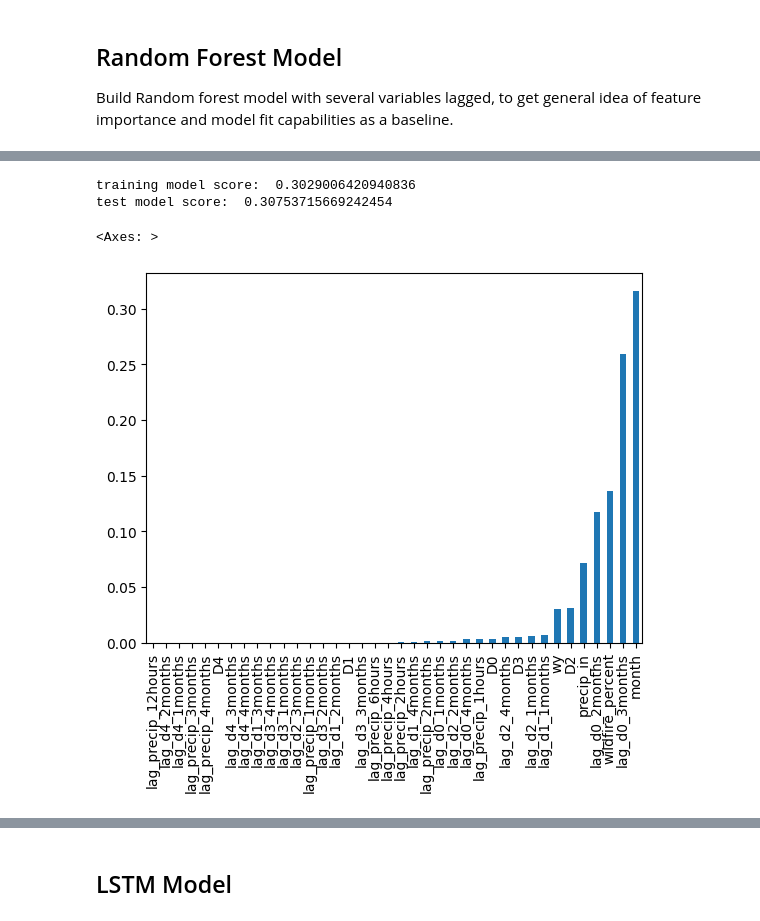
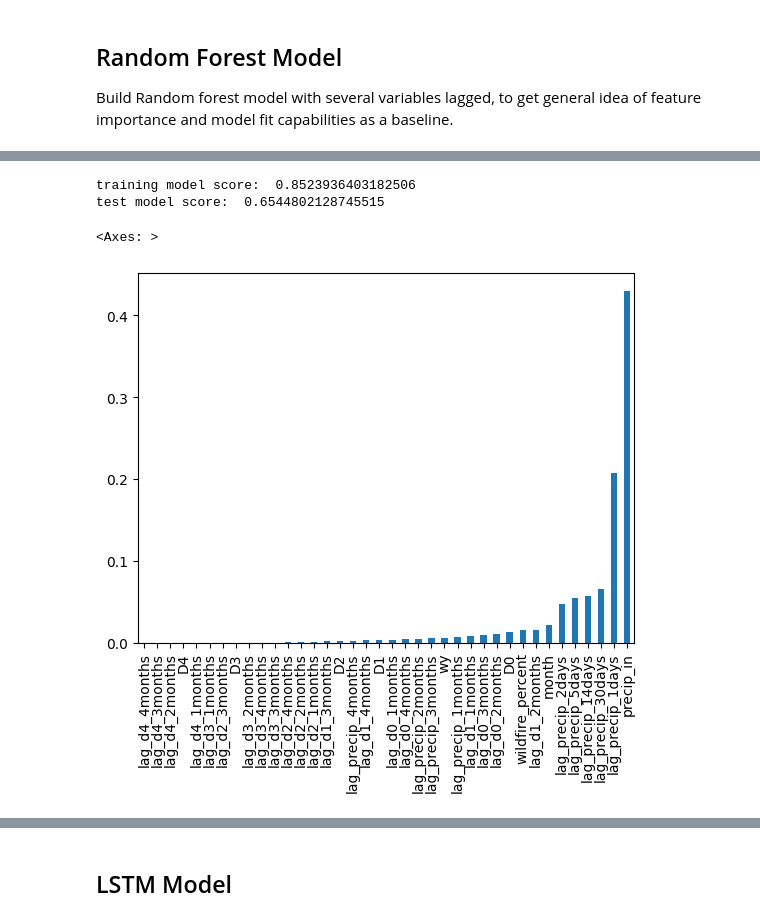
Before and after one commit to kpretz/San-Lorenzo-Flood-Prediction, a Jupyter notebook: 03_model.ipynb, the cells around one changed output, grey strips where cells are left out. Cells and saved outputs as stored; diff of their text form; code cells hidden in the pictures.

```diff
--- a/03_model.ipynb
+++ b/03_model.ipynb
@@ -48,13 +35,13 @@ months_to_lag = [1, 2, 3, 4]
 drought_index_ints = [0, 1, 2, 3, 4]
 
 for m in months_to_lag:
-    data_rfr['lag_precip_' + str(m) + 'months'] = data_rfr.precip_in.shift(-30*96*m) # shift data back, 96 15-min intervals in one day, 30 days in a month
+    data_rfr['lag_precip_' + str(m) + 'months'] = data_rfr.precip_in.shift(-30*m) # shift data back, 30 days in a month
     for d in drought_index_ints:
-        data_rfr['lag_d' + str(d) + '_' + str(m) + 'months'] = data_rfr['D' + str(d)].shift(-30*93*m) #shift back data
+        data_rfr['lag_d' + str(d) + '_' + str(m) + 'months'] = data_rfr['D' + str(d)].shift(-30*m) #shift back data
 
-hours_to_lag = [1, 2, 4, 6, 12]
+hours_to_lag = [1, 2, 5, 14, 30]
 for h in hours_to_lag:
-    data_rfr['lag_precip_' + str(h) + 'hours'] = data_rfr.precip_in.shift(-4*h) # shift data back h hours
+    data_rfr['lag_precip_' + str(h) + 'days'] = data_rfr.precip_in.shift(h) # shift data back h hours
 
 
 data_rfr.dropna(inplace=True) #drop null values created with shift functions - will be most recent 4 months
@@ -91,21 +80,22 @@ test model score:  0.30312805166914725
 # %%
-X = data_rfr.drop(['q_cfs_SC_int', 'q_cfs_BT_int', 'cy'], axis=1)
-y = data_rfr['q_cfs_BT_int']
-X_train, X_test, y_train, y_test = train_test_split(X, y, test_size=0.2, random_state=777)
+X = data_rfr.drop(['q_cfs_peak_SC_int', 'q_cfs_peak_BT_int', 'cy'], axis=1)
+y = data_rfr['q_cfs_peak_BT_int']
+X_train_BT, X_test_BT, y_train_BT, y_test_BT = train_test_split(X, y, test_size=0.2, random_state=777)
 
 rfr = RandomForestRegressor(max_depth=5, n_estimators=100, random_state=777)
-rfr.fit(X_train, y_train)
-print('training model score: ', rfr.score(X_train, y_train))
-print('test model score: ', rfr.score(X_test, y_test))
+rfr.fit(X_train_BT, y_train_BT)
+y_pred_BT = rfr.predict(X_test_BT)
+print('training model score: ', rfr.score(X_train_BT, y_train_BT))
+print('test model score: ', rfr.score(X_test_BT, y_test_BT))
 
 #next, we'll take a look at feature importance
 importances = rfr.feature_importances_
-forest_importances = pd.Series(importances, index=X_train.columns)
+forest_importances = pd.Series(importances, index=X_train_BT.columns)
 
 fig, ax = plt.subplots()
 forest_importances.sort_values().plot.bar(ax=ax)
 # %% [output]
-training model score:  0.3029006420940836
-test model score:  0.30753715669242454
+training model score:  0.8523936403182506
+test model score:  0.6544802128745515
 <Axes: >
-[figure, old version]
+[figure, new version]
```
Also changed, not shown: parts of 18 cells of this notebook, 3 other files.
